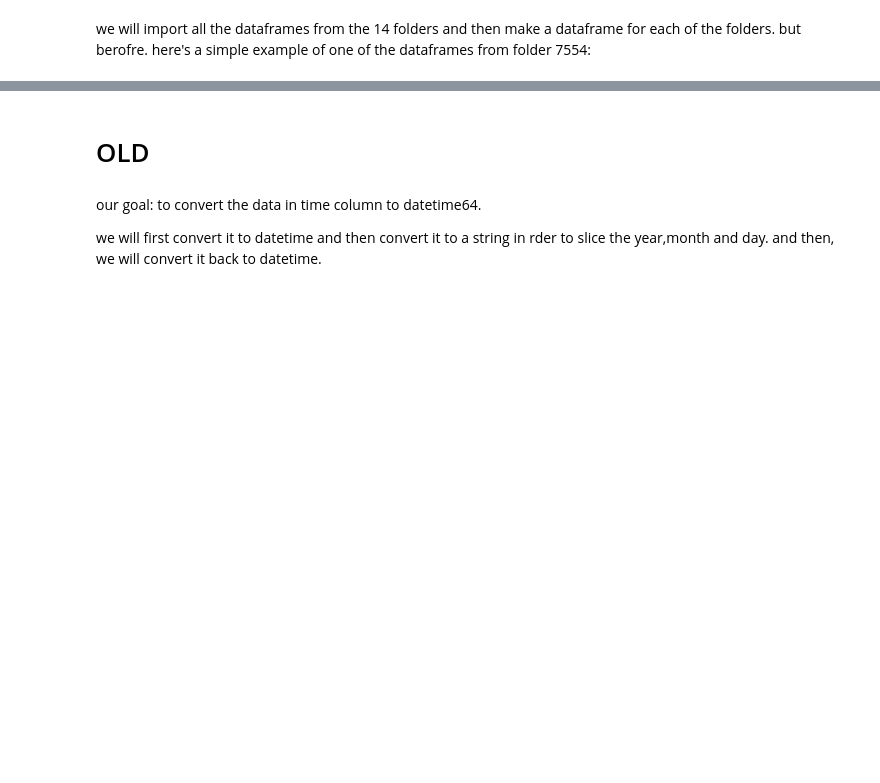
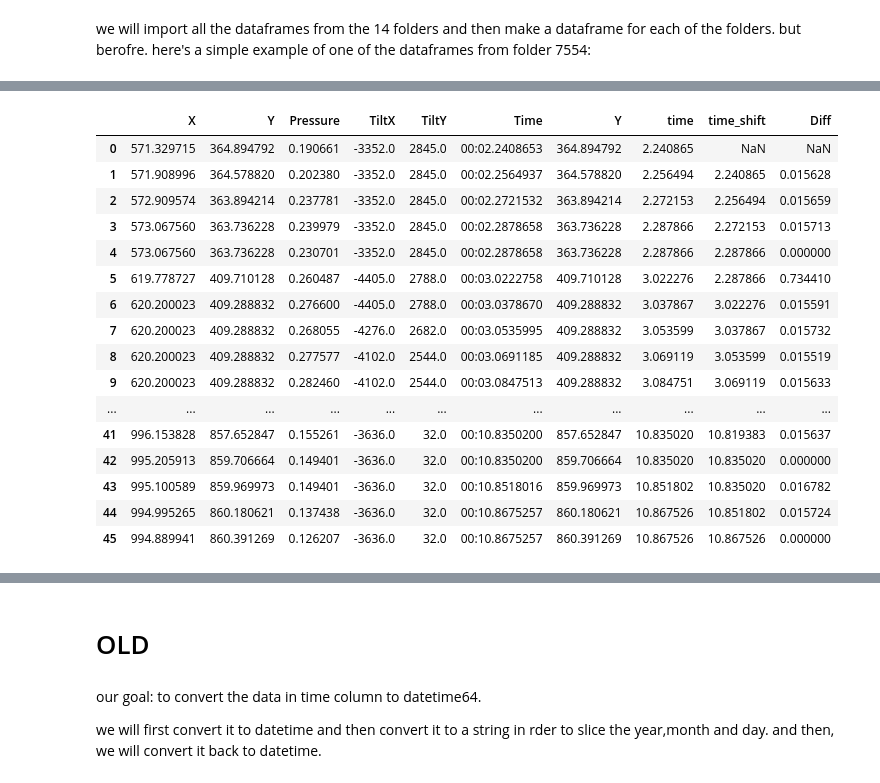
Before and after one commit to BabyBlue555/firstYear_semB_project, a Jupyter notebook: task4.ipynb, the cells around one changed output, grey strips where cells are left out. Drawn from its saved outputs; the diff is of its cells as text; code cells hidden in the pictures; blank space fills up the shorter version.

```diff
--- a/task4.ipynb
+++ b/task4.ipynb
@@ -329,15 +48,0 @@ def convert_to_float(df,col_name):
-# %%
-# building a new function with columns time, shift_time and diff - the difference between the two other columns
-def build_time_df(df):
-    df_time = pd.DataFrame()
-    df_time['time']= df[' Time'].copy().to_frame()
-    df_time['time_shift']=df_time['time'].shift(periods = 1)
-#     print(df_time)
-    df_time['time']=convert_to_float(df_time,'time')
-    df_time['time_shift']=convert_to_float(df_time,'time_shift')
-    df_time['Diff']=df_time['time'].sub(df_time['time_shift'])
-#     print(df_time)
-#     print(df_time['Diff'].max())
-# #     print(df_time['Diff'].value_counts(ascending=True))
-#     print(df_time.sort_values(by='Diff'))
-    return df_time['Diff']
@@ -351,0 +285,21 @@ dtype('float64')
+# %%
+# building a new function with columns time, shift_time and diff - the difference between the two other columns
+def build_time_df(df):
+    df_time = pd.DataFrame()
+    df_time['time']= df[' Time'].copy().to_frame()
+    df_time['time_shift']=df_time['time'].shift(periods = 1)
+#     print(df_time)
+    df_time['time']=convert_to_float(df_time,'time')
+    df_time['time_shift']=convert_to_float(df_time,'time_shift')
+    df_time['Diff']=df_time['time'].sub(df_time['time_shift'])
+#     print(df_time)
+#     print(df_time['Diff'].max())
+# #     print(df_time['Diff'].value_counts(ascending=True))
+#     print(df_time.sort_values(by='Diff'))
+    return df_time
+# %%
+# join the original df to the time df we made in build_time_df function
+def concat_dfs(og_df):
+    time_df=build_time_df(og_df)
+    df_concat=og_df.join(time_df)
+    return df_concat
@@ -351,0 +339,23 @@ dtype('float64')
+# %%
+df1_7_concat=concat_dfs(df1[7])
+#df1_7_concat=df1[7].join(df_time_)
+# %%
+df1_7_concat
+# %% [output]
+|  | X | Y | Pressure | TiltX | TiltY | Time | Y | time | time_shift | Diff |
+| 0 | 571.329715 | 364.894792 | 0.190661 | -3352.0 | 2845.0 | 00:02.2408653 | 364.894792 | 2.240865 | NaN | NaN |
+| 1 | 571.908996 | 364.578820 | 0.202380 | -3352.0 | 2845.0 | 00:02.2564937 | 364.578820 | 2.256494 | 2.240865 | 0.015628 |
+| 2 | 572.909574 | 363.894214 | 0.237781 | -3352.0 | 2845.0 | 00:02.2721532 | 363.894214 | 2.272153 | 2.256494 | 0.015659 |
+| 3 | 573.067560 | 363.736228 | 0.239979 | -3352.0 | 2845.0 | 00:02.2878658 | 363.736228 | 2.287866 | 2.272153 | 0.015713 |
+| 4 | 573.067560 | 363.736228 | 0.230701 | -3352.0 | 2845.0 | 00:02.2878658 | 363.736228 | 2.287866 | 2.287866 | 0.000000 |
+| 5 | 619.778727 | 409.710128 | 0.260487 | -4405.0 | 2788.0 | 00:03.0222758 | 409.710128 | 3.022276 | 2.287866 | 0.734410 |
+| 6 | 620.200023 | 409.288832 | 0.276600 | -4405.0 | 2788.0 | 00:03.0378670 | 409.288832 | 3.037867 | 3.022276 | 0.015591 |
+| 7 | 620.200023 | 409.288832 | 0.268055 | -4276.0 | 2682.0 | 00:03.0535995 | 409.288832 | 3.053599 | 3.037867 | 0.015732 |
+| 8 | 620.200023 | 409.288832 | 0.277577 | -4102.0 | 2544.0 | 00:03.0691185 | 409.288832 | 3.069119 | 3.053599 | 0.015519 |
+| 9 | 620.200023 | 409.288832 | 0.282460 | -4102.0 | 2544.0 | 00:03.0847513 | 409.288832 | 3.084751 | 3.069119 | 0.015633 |
+| ... | ... | ... | ... | ... | ... | ... | ... | ... | ... | ... |
+| 41 | 996.153828 | 857.652847 | 0.155261 | -3636.0 | 32.0 | 00:10.8350200 | 857.652847 | 10.835020 | 10.819383 | 0.015637 |
+| 42 | 995.205913 | 859.706664 | 0.149401 | -3636.0 | 32.0 | 00:10.8350200 | 859.706664 | 10.835020 | 10.835020 | 0.000000 |
+| 43 | 995.100589 | 859.969973 | 0.149401 | -3636.0 | 32.0 | 00:10.8518016 | 859.969973 | 10.851802 | 10.835020 | 0.016782 |
+| 44 | 994.995265 | 860.180621 | 0.137438 | -3636.0 | 32.0 | 00:10.8675257 | 860.180621 | 10.867526 | 10.851802 | 0.015724 |
+| 45 | 994.889941 | 860.391269 | 0.126207 | -3636.0 | 32.0 | 00:10.8675257 | 860.391269 | 10.867526 | 10.867526 | 0.000000 |
```
Also changed, not shown: parts of 58 cells of this notebook.
